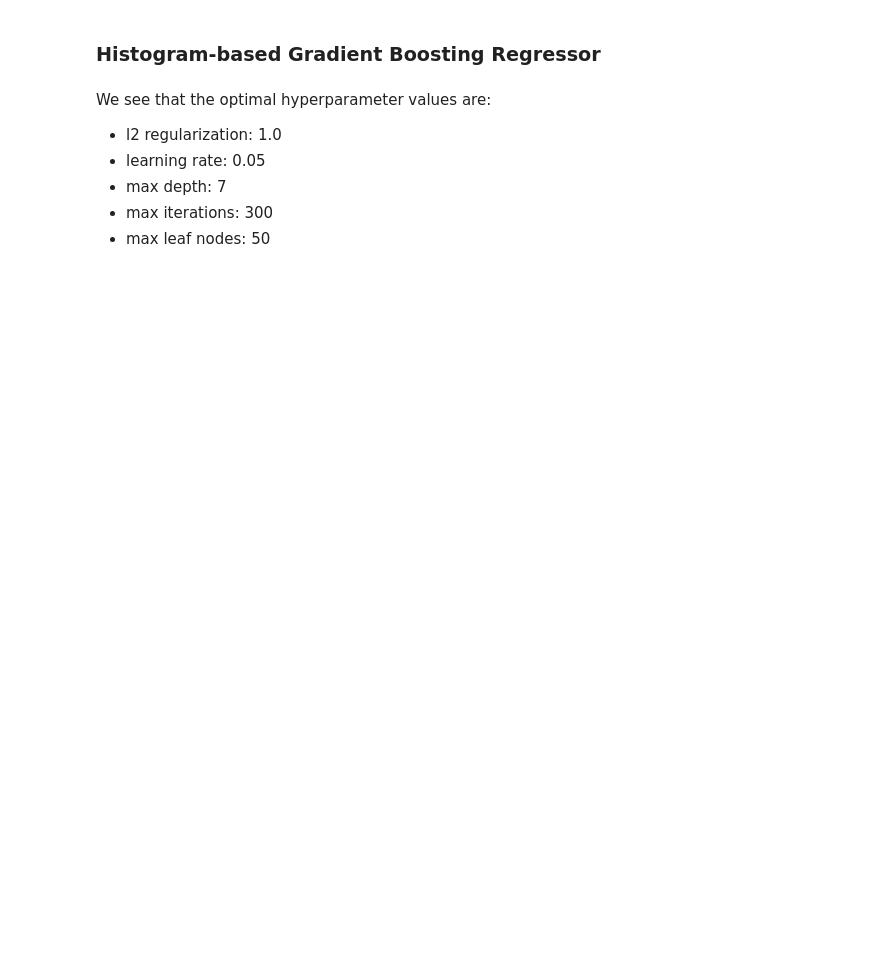
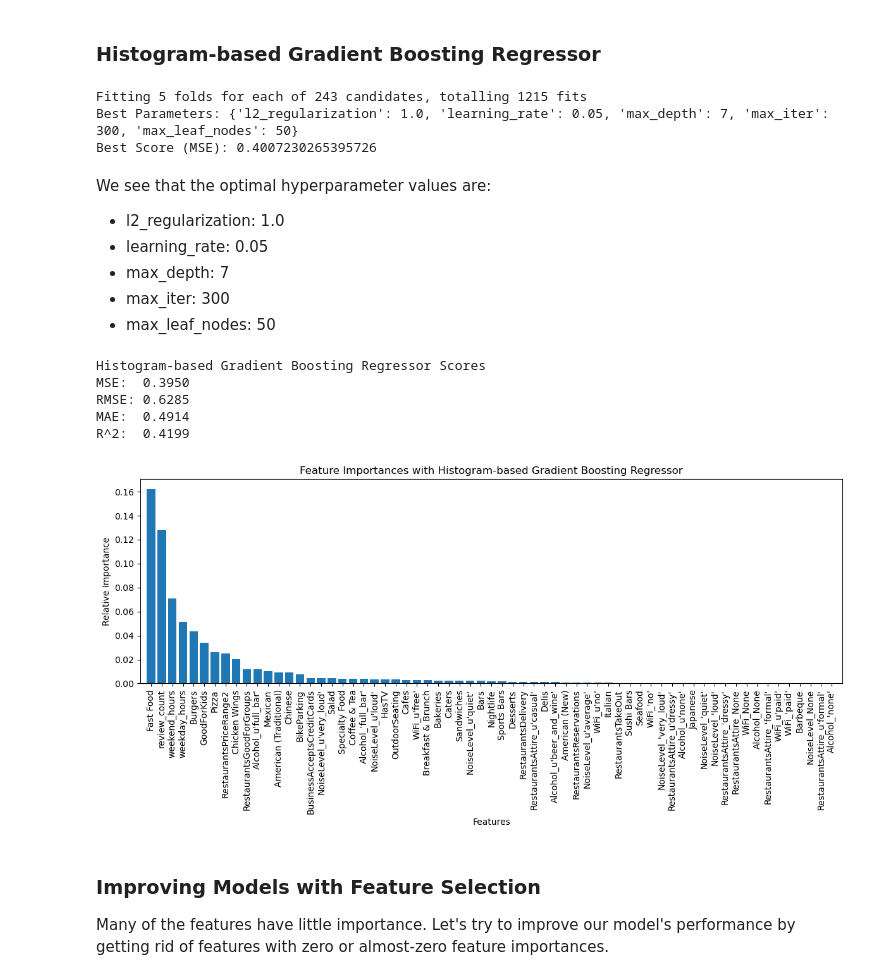
Before and after one commit to ervinp2002/yelp-dataset-analysis, a Jupyter notebook: yelp_analysis.ipynb, the cells around one changed output. Cells and saved outputs as stored; diff of their text form; code cells hidden in the pictures; blank space fills up the shorter version.

Commit message:
Implemented feature selection for model performance improvement

```diff
--- a/yelp_analysis.ipynb
+++ b/yelp_analysis.ipynb
@@ -777,49 +789,65 @@ grid_search_hgb = GridSearchCV(
     param_grid=param_grid,
     cv=5,
     scoring='neg_mean_squared_error',
-    n_jobs=-1
+    n_jobs=-1,
+    verbose=1,
 )
 
 grid_search_hgb.fit(X_train, y_train)
 
 print("Best Parameters:", grid_search_hgb.best_params_)
 print("Best Score (MSE):", -grid_search_hgb.best_score_)
+# %% [output]
+Fitting 5 folds for each of 243 candidates, totalling 1215 fits
+Best Parameters: {'l2_regularization': 1.0, 'learning_rate': 0.05, 'max_depth': 7, 'max_iter': 300, 'max_leaf_nodes': 50}
+Best Score (MSE): 0.4007230265395726
 # %% [markdown]
 We see that the optimal hyperparameter values are:
-- l2 regularization: 1.0
-- learning rate: 0.05
-- max depth: 7
-- max iterations: 300
-- max leaf nodes: 50
+- l2_regularization: 1.0
+- learning_rate: 0.05
+- max_depth: 7
+- max_iter: 300
+- max_leaf_nodes: 50
 # %%
 # Fit the Histogram-based Gradient Boosting Regressor with the best parameters
 hgb_model = HistGradientBoostingRegressor(
     l2_regularization=1.0,
     learning_rate=0.05,
     max_depth=7,
     max_iter=300,
     max_leaf_nodes=50
 )
 
 hgb_model.fit(X_train, y_train)
 y_pred_hgb = hgb_model.predict(X_test)
 
 # Evaluate the model
 print("Histogram-based Gradient Boosting Regressor Scores")
 evaluate(y_test, y_pred_hgb)
 
 result = permutation_importance(hgb_model, X_test, y_test, n_repeats=10, random_state=42, n_jobs=-1)
-importances = result.importances_mean
-feature_names = X_train.columns
-indices = np.argsort(importances)[::-1]
+hgb_importances = result.importances_mean
+hgb_feature_names = X_train.columns
+hgb_indices = np.argsort(hgb_importances)[::-1]
 
 plt.figure(figsize=(12, 6))
 plt.title("Feature Importances with Histogram-based Gradient Boosting Regressor")
-plt.bar(range(X_train.shape[1]), importances[indices], align="center")
-plt.xticks(range(X_train.shape[1]), feature_names[indices], rotation=90)
+plt.bar(range(X_train.shape[1]), hgb_importances[hgb_indices], align="center")
+plt.xticks(range(X_train.shape[1]), hgb_feature_names[hgb_indices], rotation=90)
 plt.xlim([-1, X_train.shape[1]])
 plt.ylim(0, None)
 plt.ylabel("Relative Importance")
 plt.xlabel("Features")
 plt.tight_layout()
 plt.show()
+# %% [output]
+Histogram-based Gradient Boosting Regressor Scores
+MSE:  0.3950
+RMSE: 0.6285
+MAE:  0.4914
+R^2:  0.4199
+[figure, added]
+# %% [markdown]
+### Improving Models with Feature Selection
+
+Many of the features have little importance. Let's try to improve our model's performance by getting rid of features with zero or almost-zero feature importances.
```
Also changed, not shown: parts of 14 cells of this notebook.
